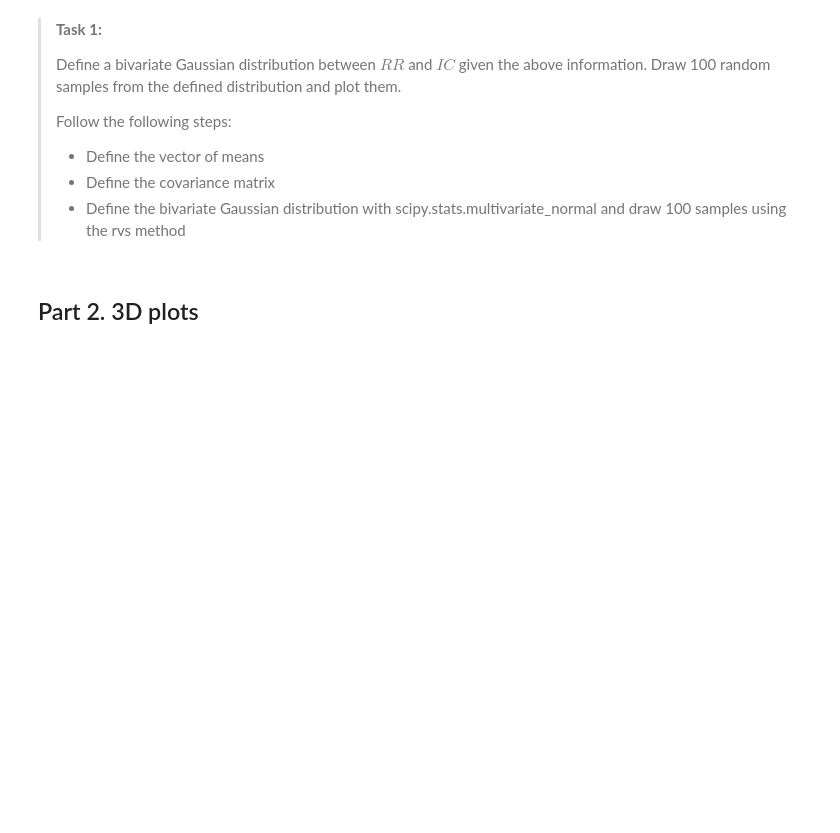
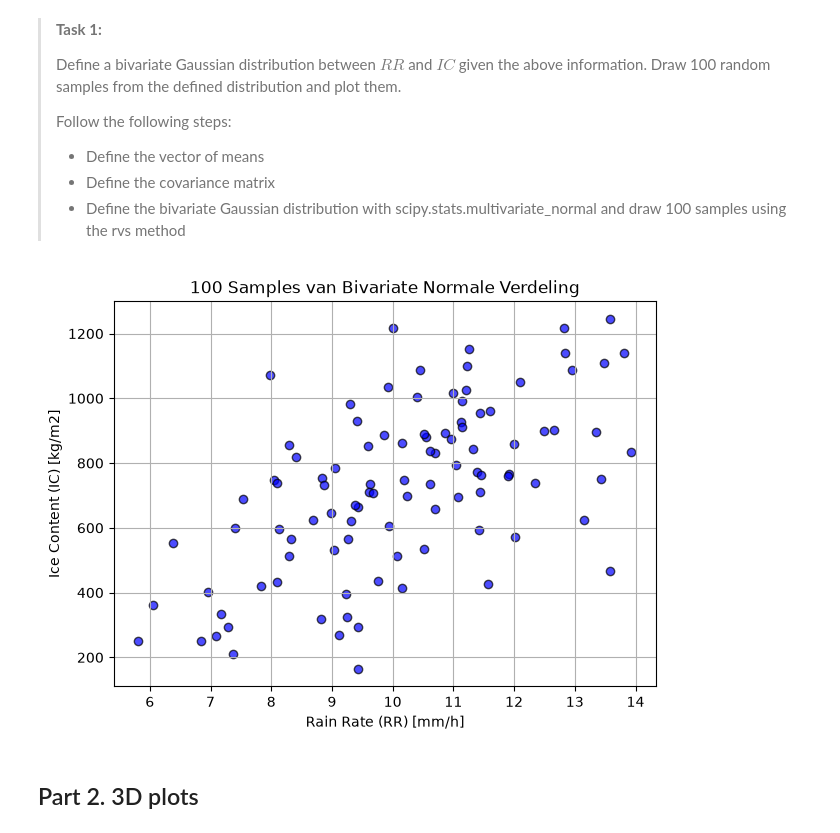
Before and after one commit to niwasaki04/PA1.5, a Jupyter notebook: scipy_statcs_3d_plots.ipynb, the cells around one changed output. Drawn from its saved outputs; the diff is of its cells as text; code cells hidden in the pictures; blank space fills up the shorter version.

```diff
--- a/scipy_statcs_3d_plots.ipynb
+++ b/scipy_statcs_3d_plots.ipynb
@@ -22,21 +22,31 @@ import matplotlib.pyplot as plt
 > - Define the bivariate Gaussian distribution with scipy.stats.multivariate_normal and draw 100 samples using the rvs method
 # %%
 # Define the vector of means
-mu1 = ### YOUR CODE HERE ###
-mu2 = ### YOUR CODE HERE ###
+mu1 = 10
+mu2 = 700
 mu = [mu1, mu2] #vector of means
 
 # Define the covariance matrix
-s1 = ### YOUR CODE HERE ###
-s2 = ### YOUR CODE HERE ###
-covariance = ### YOUR CODE HERE ###
-sigma = ### YOUR CODE HERE ###
+s1 = 2
+s2 = 300
+covariance = 300
+rho = covariance/(s1*s2)
+sigma = [[s1**2, covariance],
+         [covariance, s2**2]]### YOUR CODE HERE ###
 
 # Draw 100 samples from a bivariate Gaussian distribution
 samples = multivariate_normal(mean=mu, cov=sigma).rvs(size=100)
 
 # Scatter plot against observations
-### YOUR CODE LINES HERE
+plt.figure(figsize=(7, 5))
+plt.scatter(samples[:, 0], samples[:, 1], alpha=0.7, color='blue', edgecolors='k')
+plt.xlabel('Rain Rate (RR) [mm/h]')
+plt.ylabel('Ice Content (IC) [kg/m2]')
+plt.title('100 Samples van Bivariate Normale Verdeling')
+plt.grid(True)
+plt.show()
+# %% [output]
+[figure, added]
 # %% [markdown]
 ## Part 2. 3D plots
 # %% [markdown]
```
Also changed, not shown: parts of 8 cells of this notebook.
